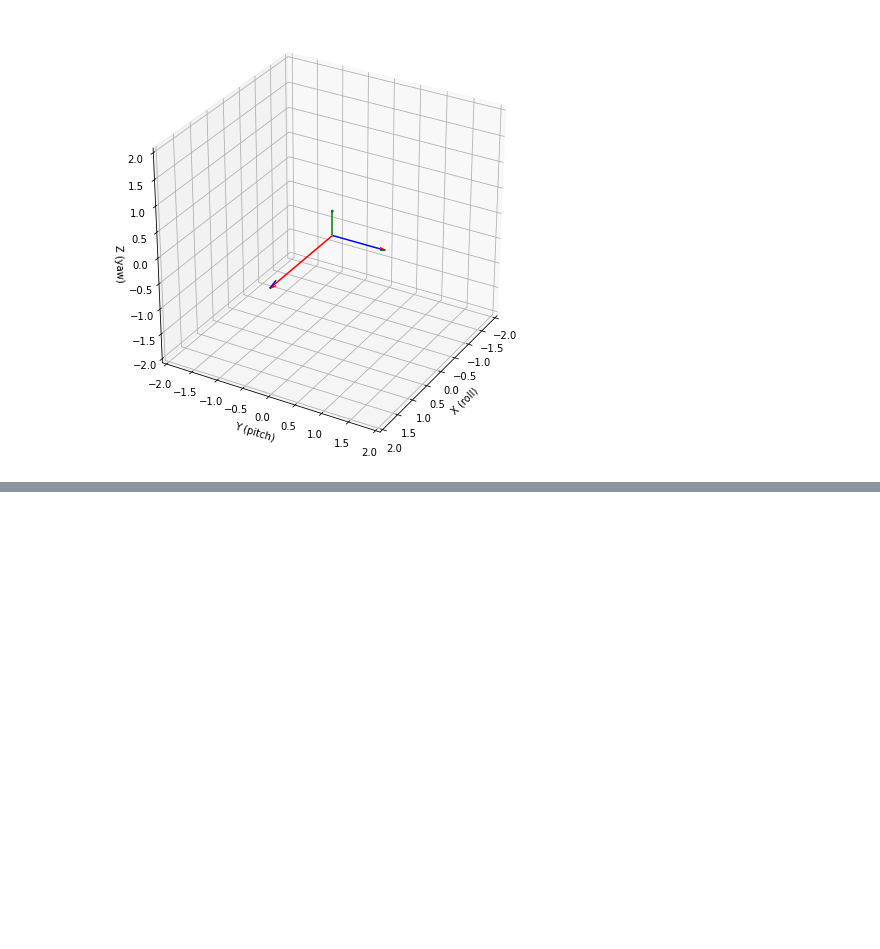
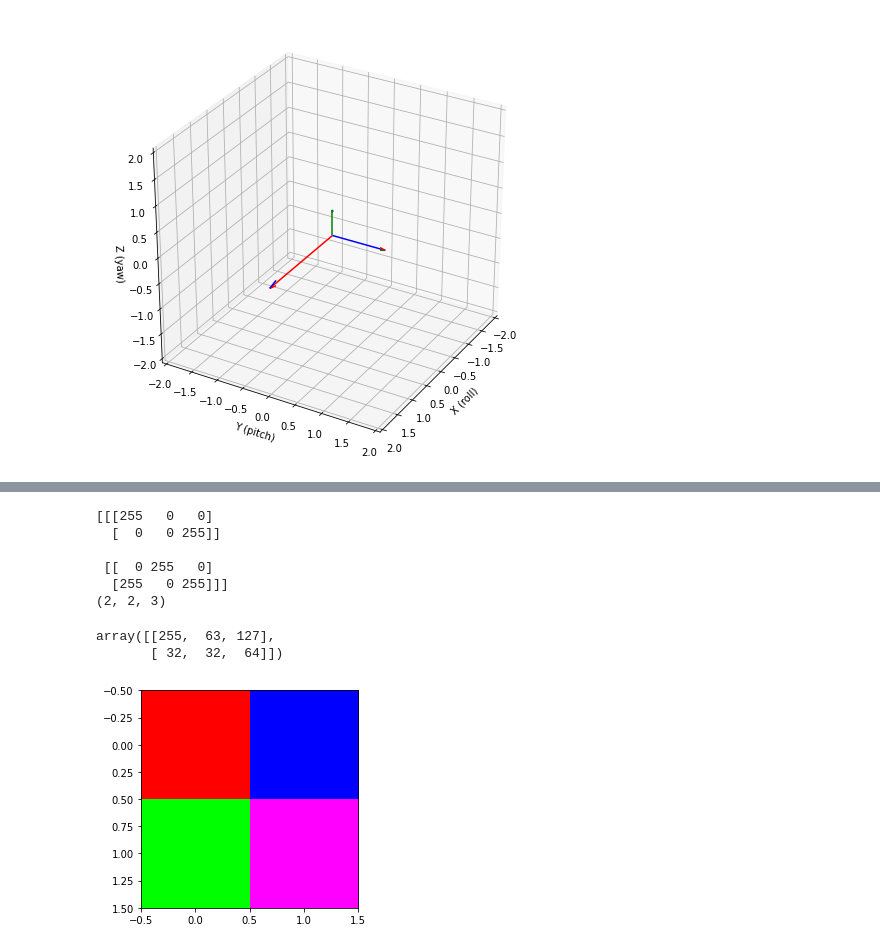
Before and after one commit to dyjdlopez/ai-workshop-2021, a Jupyter notebook: day1/ICpEP_AI_D1_01.ipynb, the cells around one changed output, grey strips where cells are left out. Drawn from its saved outputs; the diff is of its cells as text; code cells hidden in the pictures; blank space fills up the shorter version.

```diff
--- a/day1/ICpEP_AI_D1_01.ipynb
+++ b/day1/ICpEP_AI_D1_01.ipynb
@@ -1388,0 +1431,22 @@ plt.imshow(timg, cmap='gray', vmin=0, vmax=255)
+# %%
+color_image = np.dstack((reds,blues,greens))
+print(color_image)
+print(color_image.shape)
+# %% [output]
+[[[255   0   0]
+  [  0   0 255]]
+
+ [[  0 255   0]
+  [255   0 255]]]
+(2, 2, 3)
+# %%
+color_image[0]
+# %% [output]
+array([[255,  63, 127],
+       [ 32,  32,  64]])
+# %%
+# img = Image.fromarray(color_image)
+plt.imshow(color_image)
+plt.show()
+# %% [output]
+[figure, added]
```
Also changed, not shown: parts of 12 cells of this notebook.
